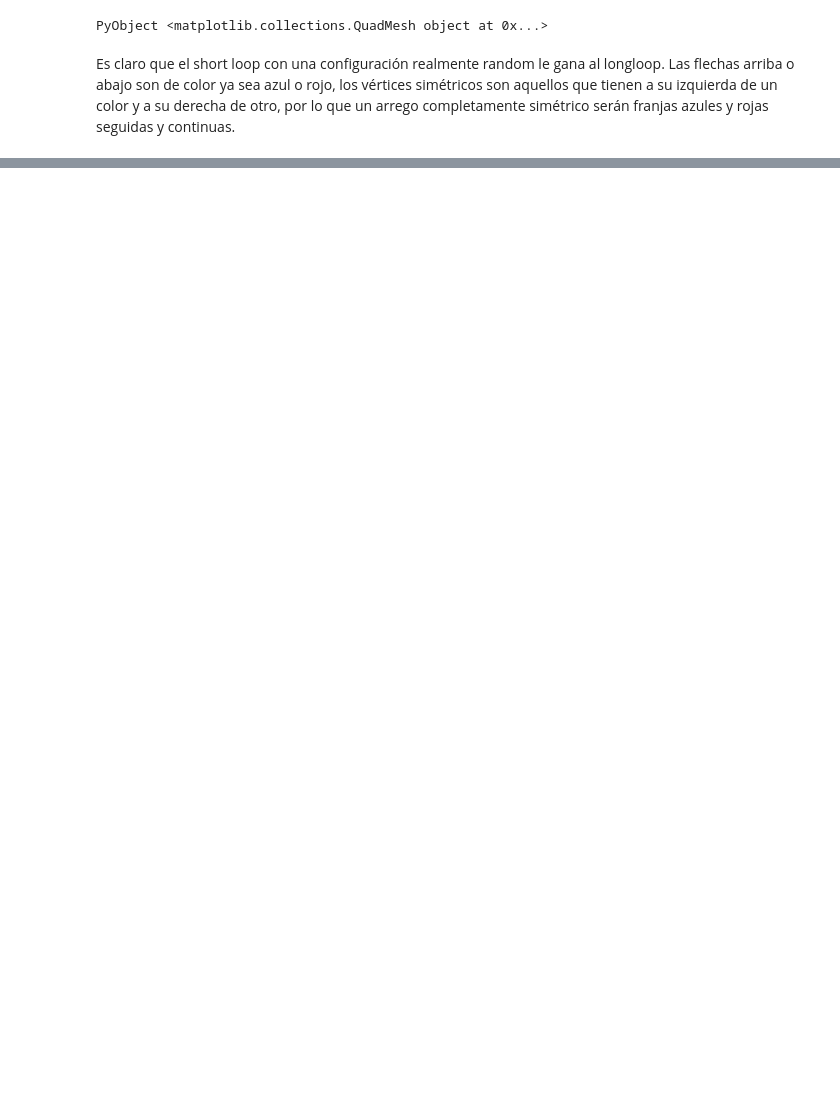
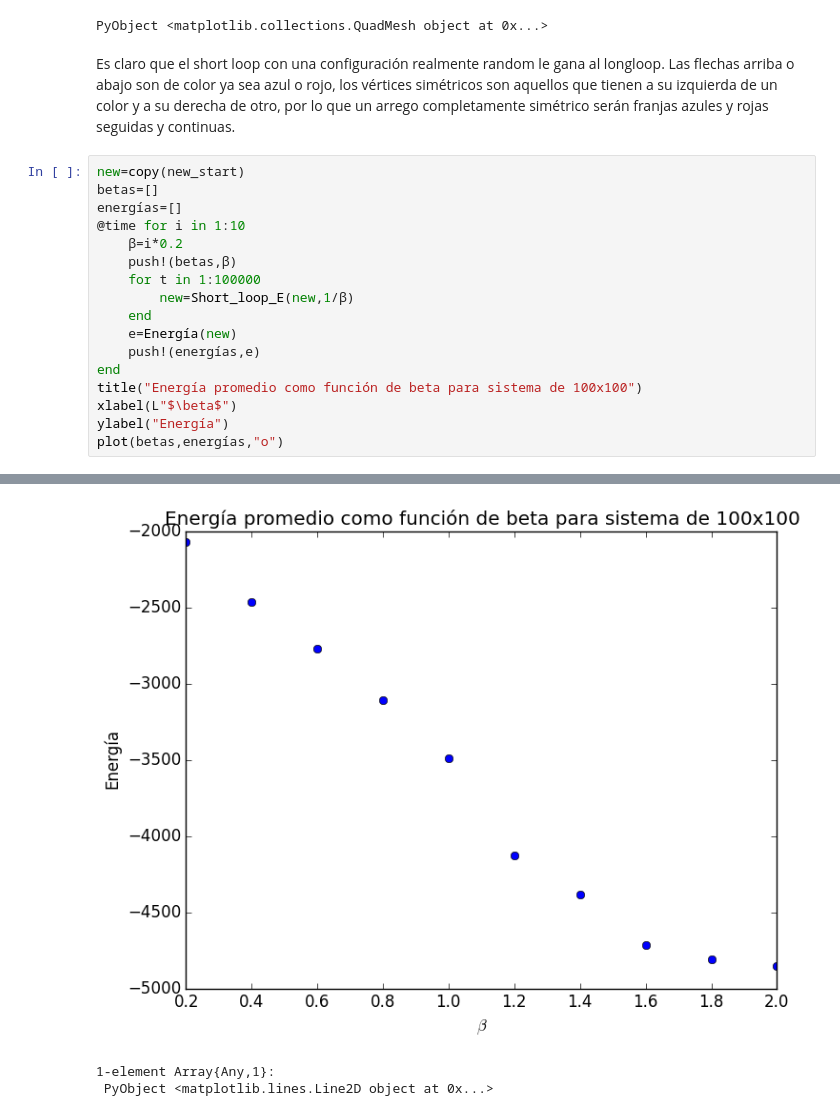
Before and after one commit to jorgeerrz/Hielo, a Jupyter notebook: Proyecto final.ipynb, the cells around one changed output, grey strips where cells are left out. Cells and saved outputs as stored; diff of their text form; blank space fills up the shorter version.

```diff
--- a/Proyecto final.ipynb
+++ b/Proyecto final.ipynb
@@ -1348,3 +1380,21 @@ elapsed time: 13.965980505 seconds (9426255968 bytes allocated, 76.19% gc time)
 PyObject <matplotlib.collections.QuadMesh object at 0x...>
 # %% [markdown]
 Es claro que el short loop con una configuración realmente random le gana al longloop. Las flechas arriba o abajo son de color ya sea azul o rojo, los vértices simétricos son aquellos que tienen a su izquierda de un color y a su derecha de otro, por lo que un arrego completamente simétrico serán franjas azules y rojas seguidas y continuas.
+# %%
+new=copy(new_start)
+betas=[]
+energías=[]
+@time for i in 1:10
+    β=i*0.2
+    push!(betas,β)
+    for t in 1:100000
+        new=Short_loop_E(new,1/β)
+    end
+    e=Energía(new)
+    push!(energías,e)
+end
+title("Energía promedio como función de beta para sistema de 100x100")
+xlabel(L"$\beta$")
+ylabel("Energía")
+plot(betas,energías,"o")
+# %% [output]
@@ -1350,0 +1402,3 @@ Es claro que el short loop con una configuración realmente random le gana al lo
+[figure, added]
+1-element Array{Any,1}:
+ PyObject <matplotlib.lines.Line2D object at 0x...>
```
Also changed, not shown: parts of 32 cells of this notebook.
